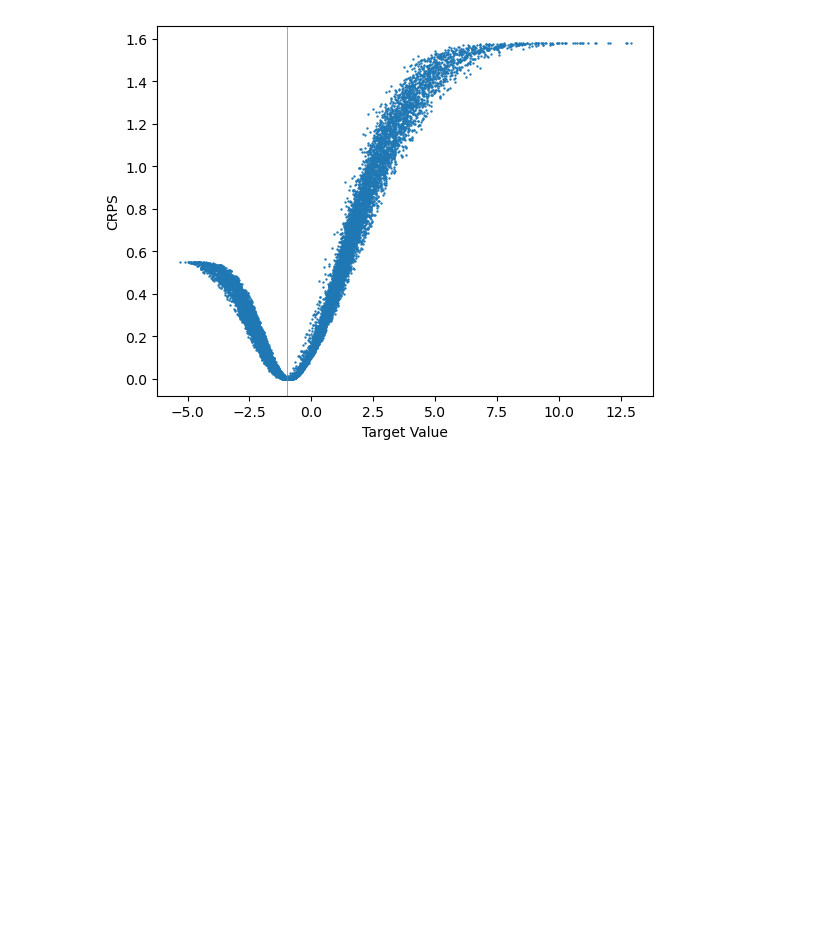
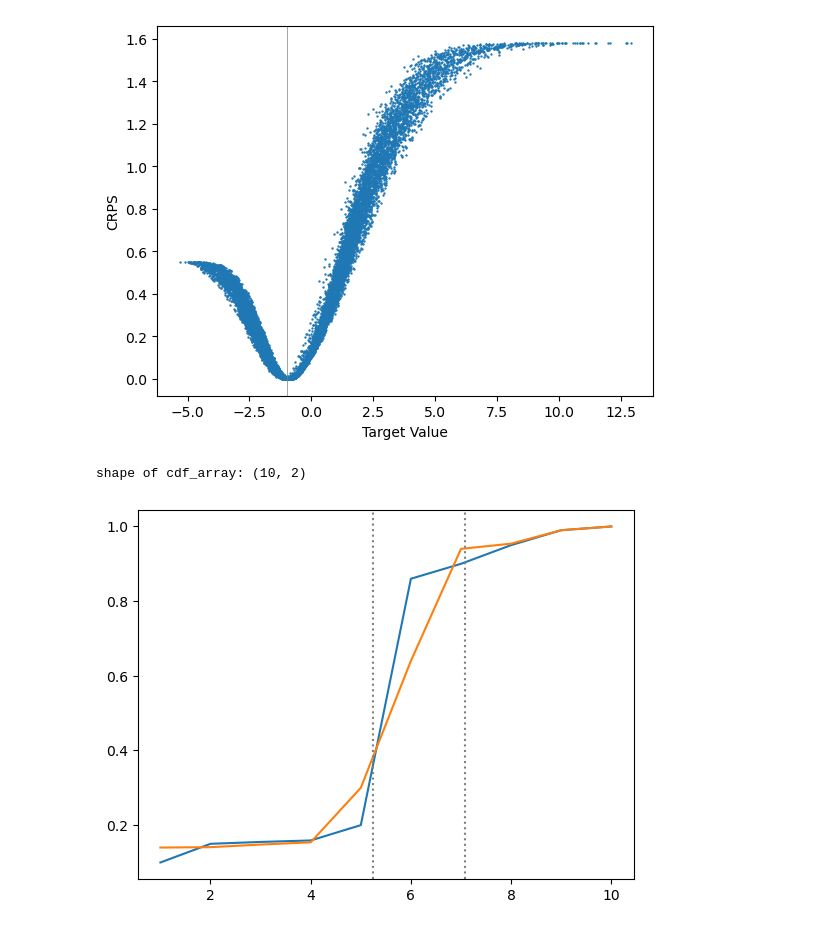
Before and after one commit to Jolan-vP/E3SM, a Jupyter notebook: playfile.ipynb, the cells around one changed output. Drawn from its saved outputs; the diff is of its cells as text; code cells hidden in the pictures; blank space fills up the shorter version.

```diff
--- a/playfile.ipynb
+++ b/playfile.ipynb
@@ -391,3 +391,24 @@ plt.axvline(-1, color  = 'grey', linewidth = 0.5)
 # %% [output]
 <matplotlib.lines.Line2D at 0x...>
 [figure]
+# %%
+x_values = [1, 2, 3, 4, 5, 6, 7, 8, 9, 10]
+
+truth_values = [5.25, 7.08]
+
+array = np.zeros([10, 2])
+fake_cdf1 = np.array([0.1, 0.15, 0.155, 0.159, 0.2, 0.86, 0.9, 0.95, 0.99, 1])
+fake_cdf2 = np.array([0.14, 0.141, 0.148, 0.154, 0.3, 0.64, 0.94, 0.954, 0.99, 1])
+array[:,0] = fake_cdf1
+array[:,1] = fake_cdf2
+cdf_array = array
+
+plt.figure()
+plt.plot(x_values, cdf_array)
+plt.axvline(truth_values[0], color = 'grey', linestyle = ':')
+plt.axvline(truth_values[1], color = 'grey', linestyle = ':')
+
+print(f"shape of cdf_array: {np.shape(cdf_array)}")
+# %% [output]
+shape of cdf_array: (10, 2)
+[figure, added]
```
Also changed, not shown: parts of 4 cells of this notebook, 5 other files.
